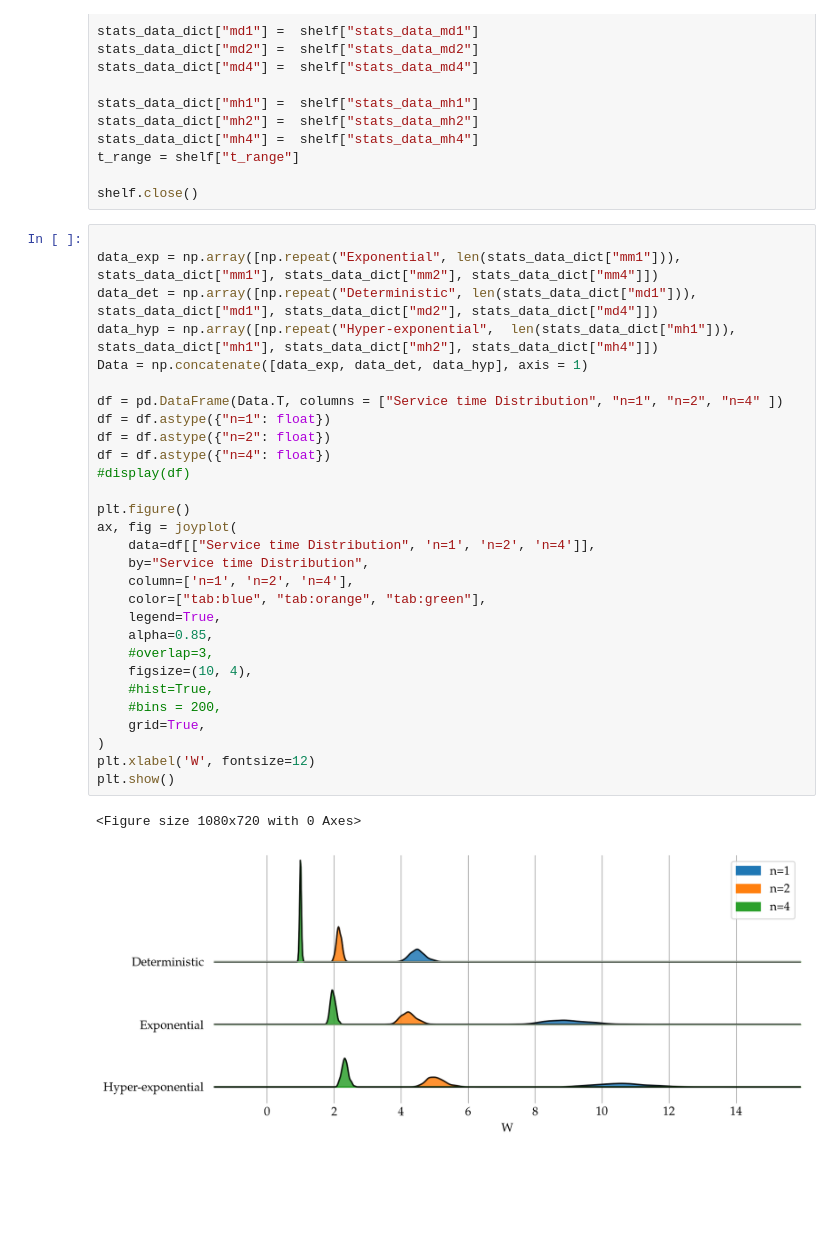
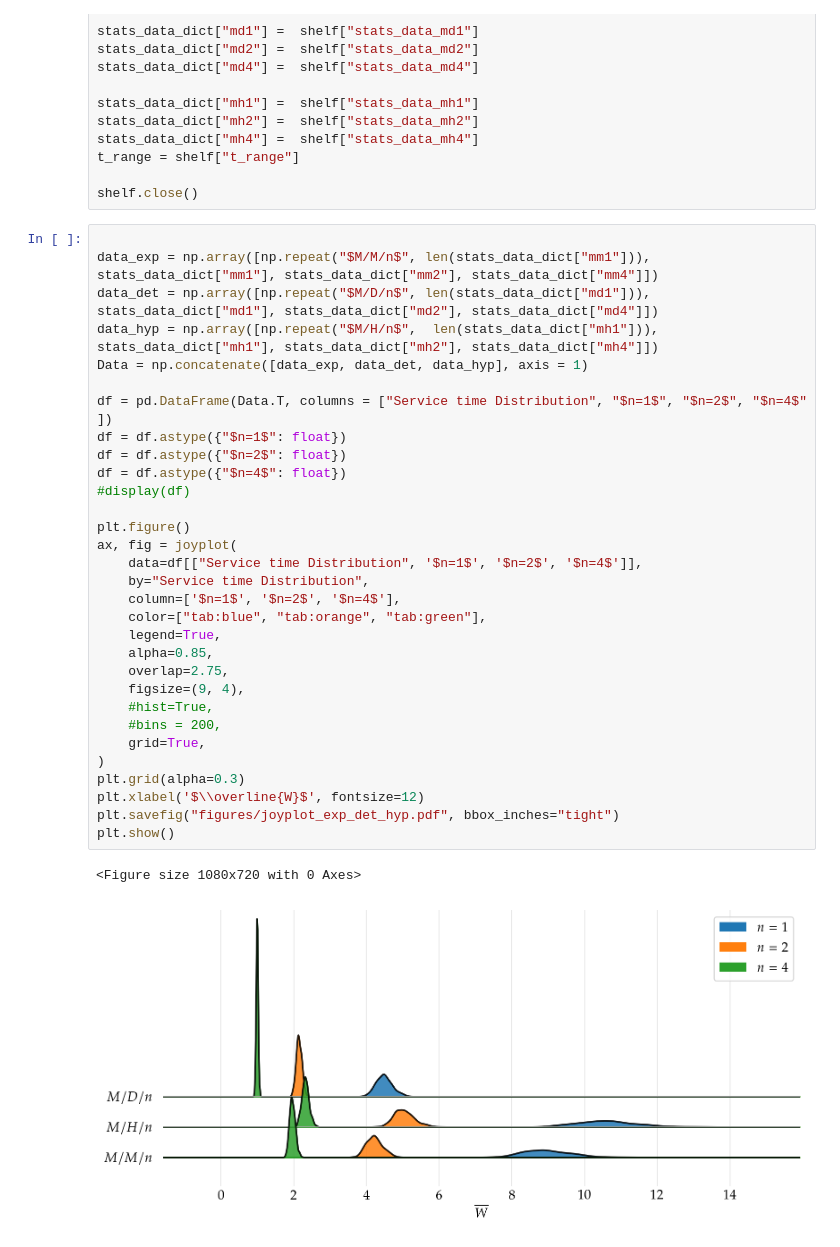
Before and after one commit to Maloup/Stochastic_assignment_2, a Jupyter notebook: Result_visualization.ipynb, the cells around one changed output. Cells and saved outputs as stored; diff of their text form; blank space fills up the shorter version.

Commit message:
Plot stuff? Plot stuff.

```diff
--- a/Result_visualization.ipynb
+++ b/Result_visualization.ipynb
@@ -352,33 +355,35 @@ t_range = shelf["t_range"]
 shelf.close()
 # %%
 
-data_exp = np.array([np.repeat("Exponential", len(stats_data_dict["mm1"])), stats_data_dict["mm1"], stats_data_dict["mm2"], stats_data_dict["mm4"]])
-data_det = np.array([np.repeat("Deterministic", len(stats_data_dict["md1"])), stats_data_dict["md1"], stats_data_dict["md2"], stats_data_dict["md4"]])
-data_hyp = np.array([np.repeat("Hyper-exponential",  len(stats_data_dict["mh1"])), stats_data_dict["mh1"], stats_data_dict["mh2"], stats_data_dict["mh4"]])
+data_exp = np.array([np.repeat("$M/M/n$", len(stats_data_dict["mm1"])), stats_data_dict["mm1"], stats_data_dict["mm2"], stats_data_dict["mm4"]])
+data_det = np.array([np.repeat("$M/D/n$", len(stats_data_dict["md1"])), stats_data_dict["md1"], stats_data_dict["md2"], stats_data_dict["md4"]])
+data_hyp = np.array([np.repeat("$M/H/n$",  len(stats_data_dict["mh1"])), stats_data_dict["mh1"], stats_data_dict["mh2"], stats_data_dict["mh4"]])
 Data = np.concatenate([data_exp, data_det, data_hyp], axis = 1)
 
-df = pd.DataFrame(Data.T, columns = ["Service time Distribution", "n=1", "n=2", "n=4" ])
-df = df.astype({"n=1": float})
-df = df.astype({"n=2": float})
-df = df.astype({"n=4": float})
+df = pd.DataFrame(Data.T, columns = ["Service time Distribution", "$n=1$", "$n=2$", "$n=4$" ])
+df = df.astype({"$n=1$": float})
+df = df.astype({"$n=2$": float})
+df = df.astype({"$n=4$": float})
 #display(df)
 
 plt.figure()
 ax, fig = joyplot(
-    data=df[["Service time Distribution", 'n=1', 'n=2', 'n=4']],
+    data=df[["Service time Distribution", '$n=1$', '$n=2$', '$n=4$']],
     by="Service time Distribution",
-    column=['n=1', 'n=2', 'n=4'],
+    column=['$n=1$', '$n=2$', '$n=4$'],
     color=["tab:blue", "tab:orange", "tab:green"],
     legend=True,
     alpha=0.85,
-    #overlap=3,
-    figsize=(10, 4),
+    overlap=2.75,
+    figsize=(9, 4),
     #hist=True,
     #bins = 200,
     grid=True,
 )
-plt.xlabel('W', fontsize=12)
+plt.grid(alpha=0.3)
+plt.xlabel('$\\overline{W}$', fontsize=12)
+plt.savefig("figures/joyplot_exp_det_hyp.pdf", bbox_inches="tight")
 plt.show()
 # %% [output]
 <Figure size 1080x720 with 0 Axes>
-[figure, old version]
+[figure, new version]
```
Also changed, not shown: parts of 7 cells of this notebook, 7 other files.
